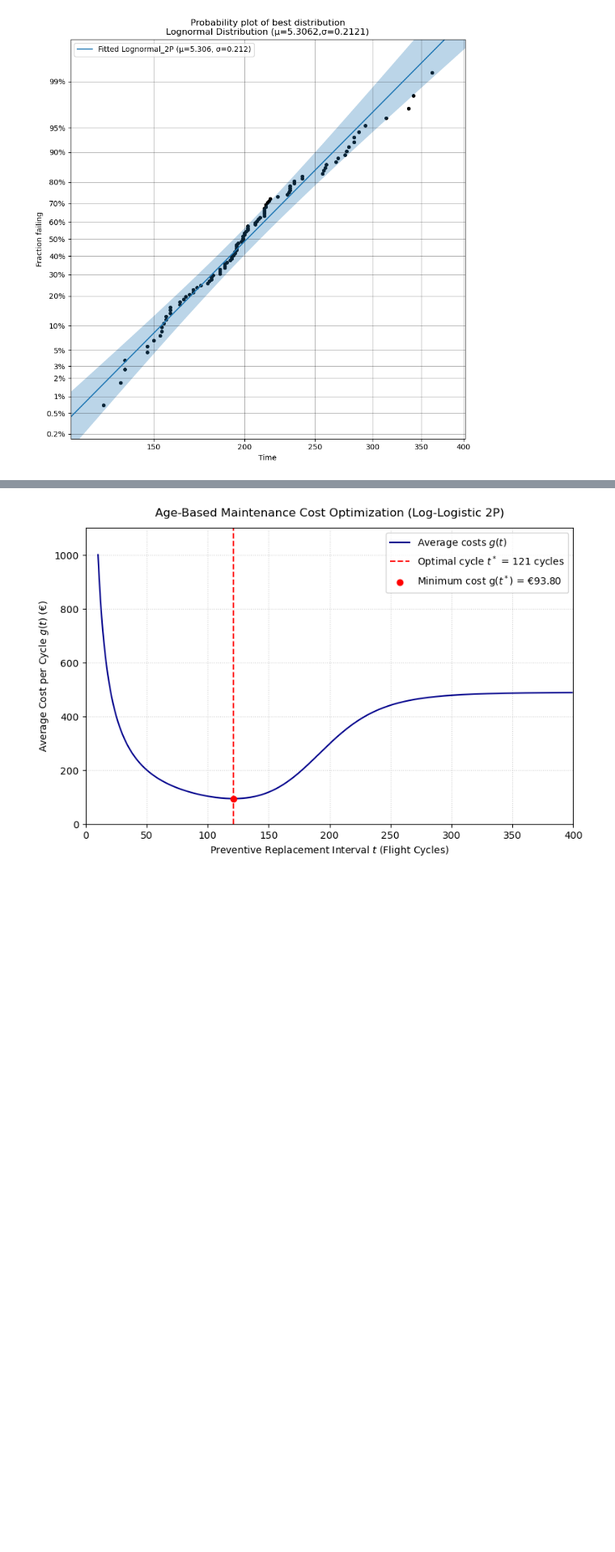
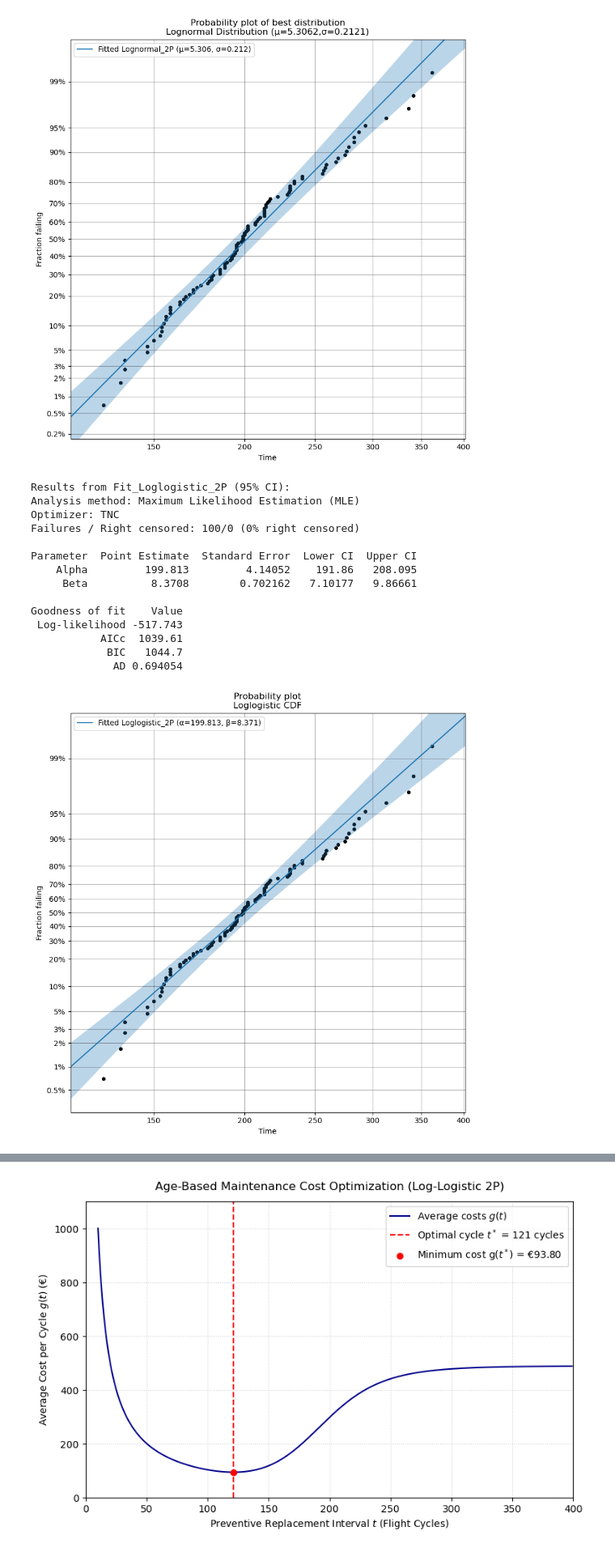
Before and after one commit to julianvanheijningen/Maintenance-Modelling-and-Analysis, a Jupyter notebook: exercise_1.ipynb, the cells around one changed output, grey strips where cells are left out. Shown at 81% size. Saved outputs shown, nothing was run; the diff lists cells and outputs as text; code cells hidden in the pictures; blank space fills up the shorter version.

```diff
--- a/exercise_1.ipynb
+++ b/exercise_1.ipynb
@@ -29,6 +30,25 @@ Failures / Right censored: 100/0 (0% right censored)
 [figure]
 [figure]
 [figure]
+# %%
+loglogistic_fit = Fit_Loglogistic_2P(failures=ttf_data)
+plt.show()
+# %% [output]
+Results from Fit_Loglogistic_2P (95% CI):
+Analysis method: Maximum Likelihood Estimation (MLE)
+Optimizer: TNC
+Failures / Right censored: 100/0 (0% right censored)
+
+Parameter  Point Estimate  Standard Error  Lower CI  Upper CI
+    Alpha         199.813         4.14052    191.86   208.095
+     Beta          8.3708        0.702162   7.10177   9.86661
+
+Goodness of fit    Value
+ Log-likelihood -517.743
+           AICc  1039.61
+            BIC   1044.7
+             AD 0.694054
+[figure, added]
 # %%
 dist = Loglogistic_Distribution(alpha=199.813, beta=8.3708)
 dist.HF(xmax=400)
```
Also changed, not shown: parts of 2 cells of this notebook.
